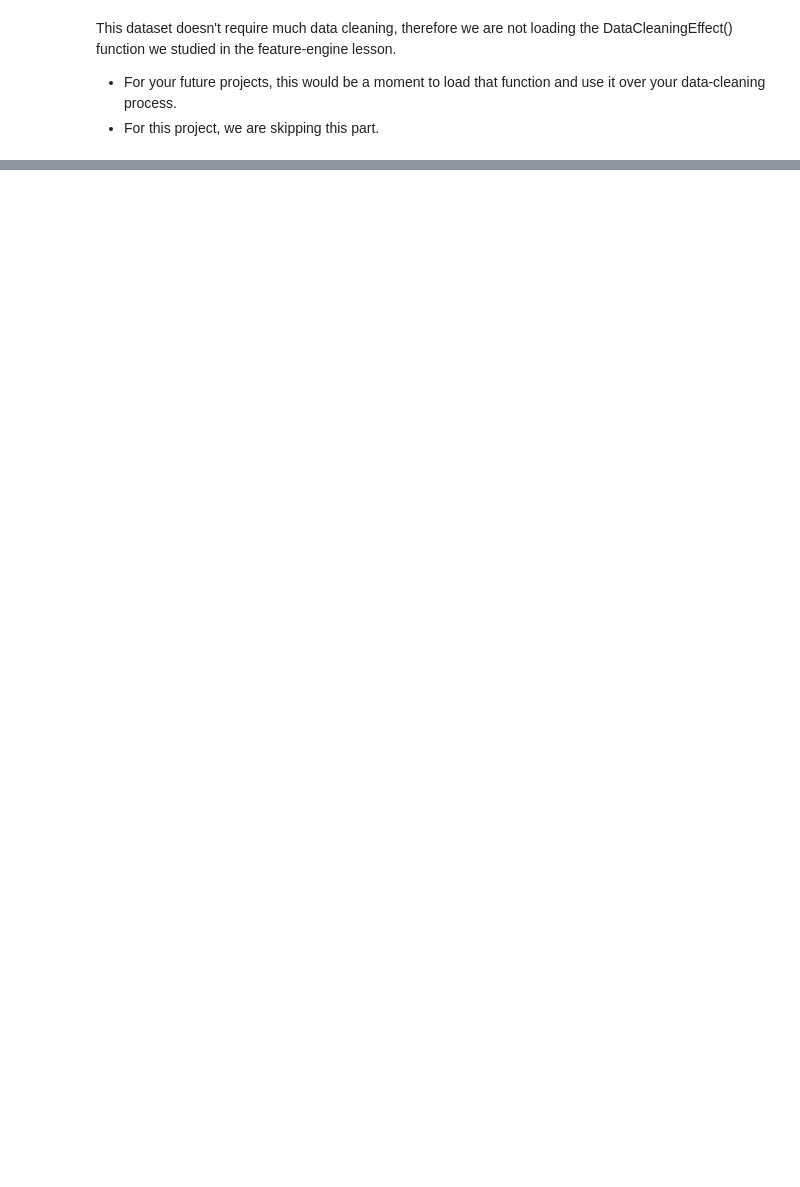
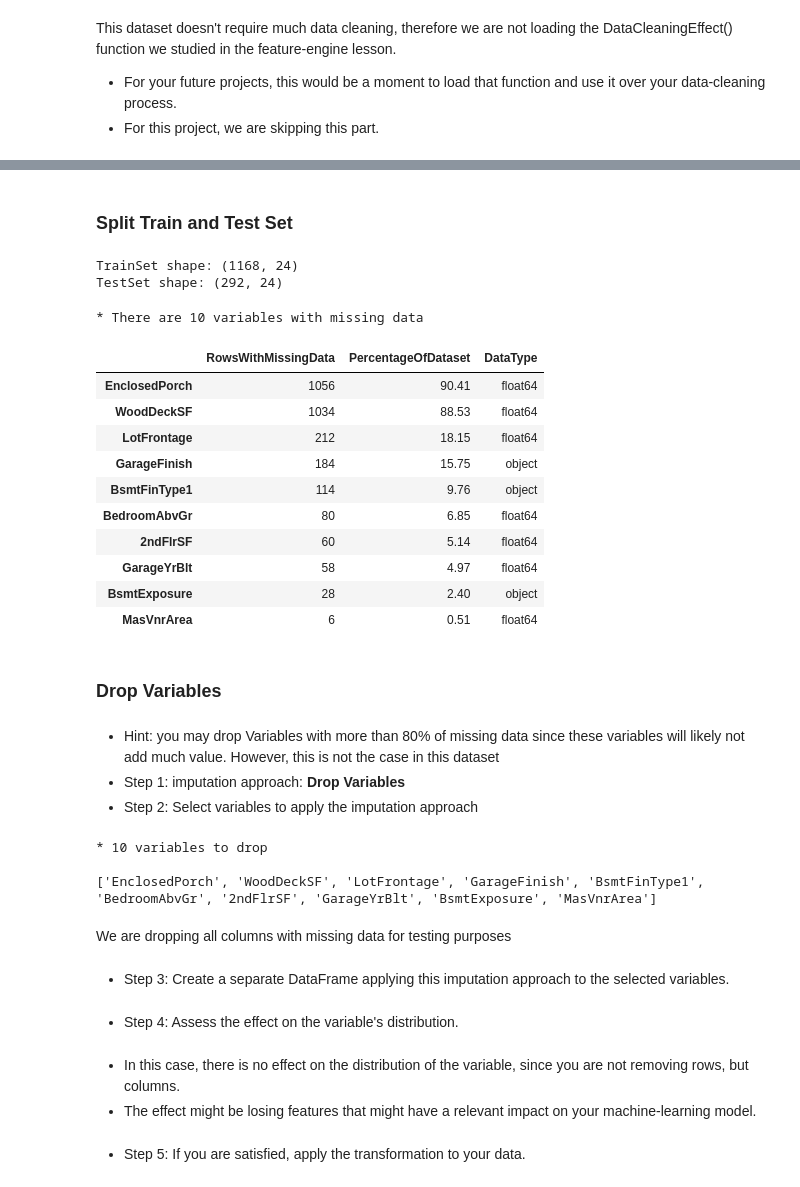
Before and after one commit to JohnStuartPhil/p5test, a Jupyter notebook: jupyter_notebooks/03 - DataCleaning.ipynb, the cells around one changed output, grey strips where cells are left out. Drawn from its saved outputs; the diff is of its cells as text; code cells hidden in the pictures; blank space fills up the shorter version.

```diff
--- a/jupyter_notebooks/03 - DataCleaning.ipynb
+++ b/jupyter_notebooks/03 - DataCleaning.ipynb
@@ -232,0 +245,50 @@ This dataset doesn't require much data cleaning, therefore we are not loading th
+# %% [markdown]
+### Split Train and Test Set
+# %%
+from sklearn.model_selection import train_test_split
+TrainSet, TestSet, _, __ = train_test_split(
+                                        df,
+                                        df['SalePrice'],
+                                        test_size=0.2,
+                                        random_state=0)
+
+print(f"TrainSet shape: {TrainSet.shape} \nTestSet shape: {TestSet.shape}")
+# %% [output]
+TrainSet shape: (1168, 24)
+TestSet shape: (292, 24)
+# %%
+df_missing_data = EvaluateMissingData(TrainSet)
+print(f"* There are {df_missing_data.shape[0]} variables with missing data \n")
+df_missing_data
+# %% [output]
+* There are 10 variables with missing data
+|  | RowsWithMissingData | PercentageOfDataset | DataType |
+| EnclosedPorch | 1056 | 90.41 | float64 |
+| WoodDeckSF | 1034 | 88.53 | float64 |
+| LotFrontage | 212 | 18.15 | float64 |
+| GarageFinish | 184 | 15.75 | object |
+| BsmtFinType1 | 114 | 9.76 | object |
+| BedroomAbvGr | 80 | 6.85 | float64 |
+| 2ndFlrSF | 60 | 5.14 | float64 |
+| GarageYrBlt | 58 | 4.97 | float64 |
+| BsmtExposure | 28 | 2.40 | object |
+| MasVnrArea | 6 | 0.51 | float64 |
+# %% [markdown]
+### Drop Variables
+# %% [markdown]
+* Hint: you may drop Variables with more than 80% of missing data since these variables will likely not add much value. However, this is not the case in this dataset
+* Step 1: imputation approach: **Drop Variables**
+* Step 2: Select variables to apply the imputation approach
+# %%
+variables_method = ['EnclosedPorch', 'WoodDeckSF', 'LotFrontage', 'GarageFinish', 'BsmtFinType1', 'BedroomAbvGr', '2ndFlrSF', 'GarageYrBlt', 'BsmtExposure', 'MasVnrArea' ]
+
+print(f"* {len(variables_method)} variables to drop \n\n"
+    f"{variables_method}")
+# %% [output]
+* 10 variables to drop
+
+['EnclosedPorch', 'WoodDeckSF', 'LotFrontage', 'GarageFinish', 'BsmtFinType1', 'BedroomAbvGr', '2ndFlrSF', 'GarageYrBlt', 'BsmtExposure', 'MasVnrArea']
+# %% [markdown]
+ We are dropping all columns with missing data for testing purposes
+# %% [markdown]
+* Step 3: Create a separate DataFrame applying this imputation approach to the selected variables.
@@ -232,0 +300,7 @@ This dataset doesn't require much data cleaning, therefore we are not loading th
+# %% [markdown]
+* Step 4: Assess the effect on the variable's distribution.
+# %% [markdown]
+* In this case, there is no effect on the distribution of the variable, since you are not removing rows, but columns.
+* The effect might be losing features that might have a relevant impact on your machine-learning model.
+# %% [markdown]
+* Step 5: If you are satisfied, apply the transformation to your data.
```
Also changed, not shown: parts of 14 cells of this notebook, 5 other files.
